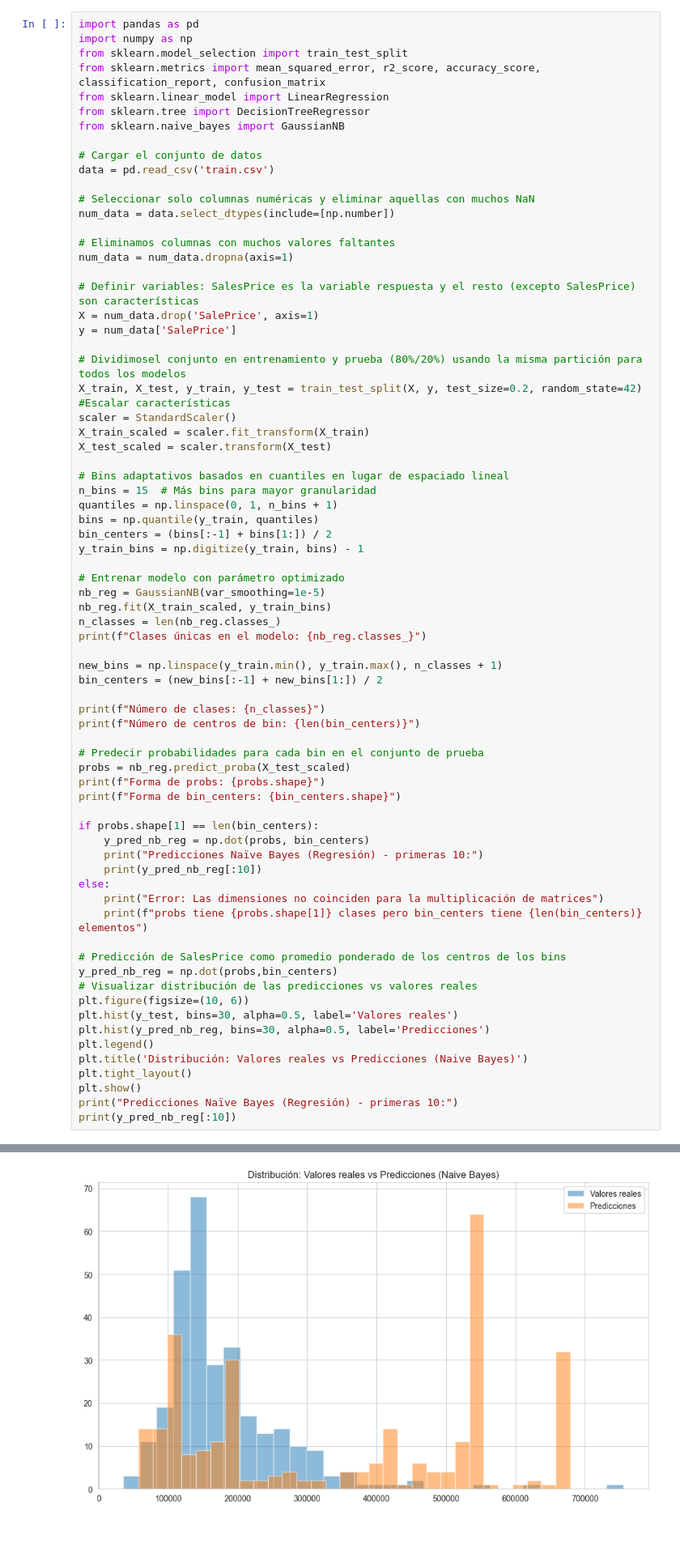
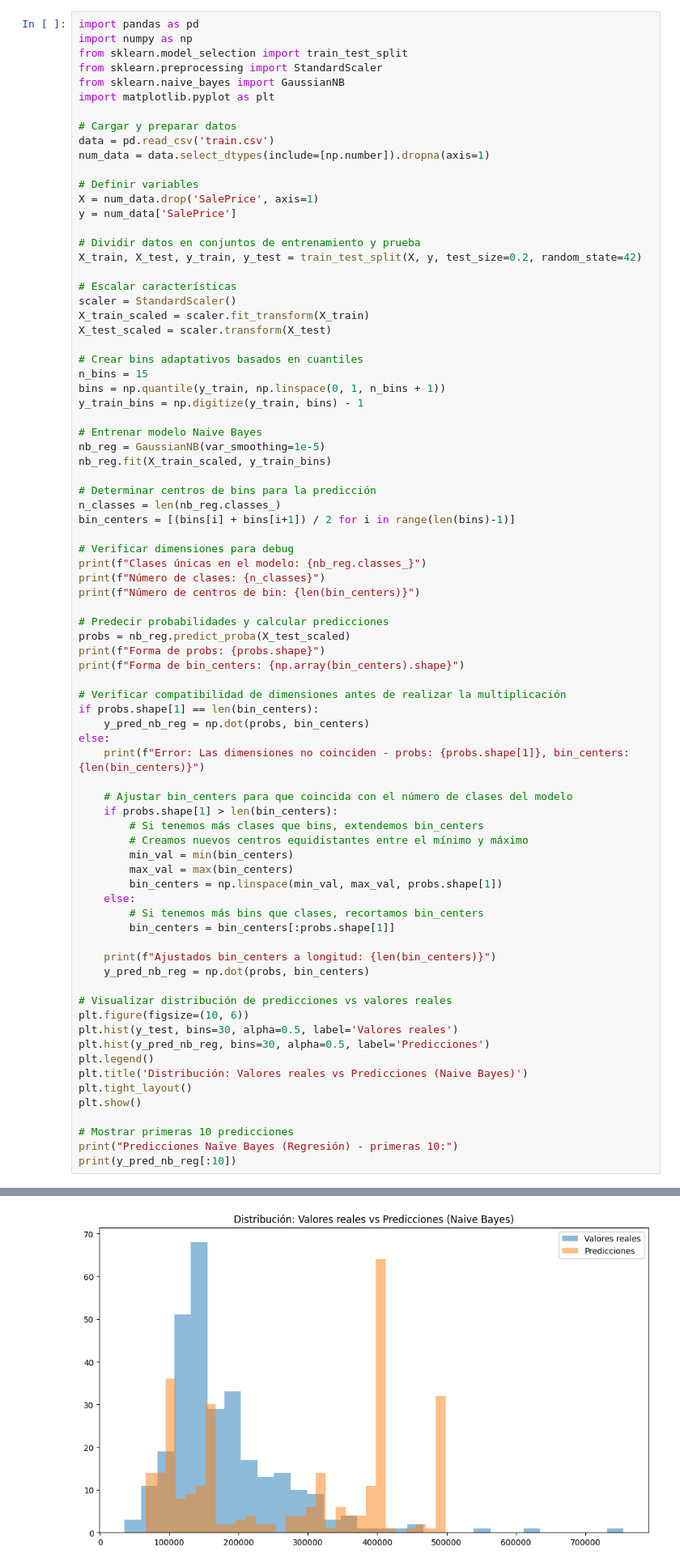
Before and after one commit to Riv2oo4/Proyecto1_MD, a Jupyter notebook: proyecto1.ipynb, the cells around one changed output, grey strips where cells are left out. Shown at 81% size. Saved outputs shown, nothing was run; the diff lists cells and outputs as text; blank space fills up the shorter version.

```diff
--- a/proyecto1.ipynb
+++ b/proyecto1.ipynb
@@ -1205,66 +1205,70 @@ weighted avg       0.80      0.81      0.80       292
 import pandas as pd
 import numpy as np
 from sklearn.model_selection import train_test_split
-from sklearn.metrics import mean_squared_error, r2_score, accuracy_score, classification_report, confusion_matrix
-from sklearn.linear_model import LinearRegression
-from sklearn.tree import DecisionTreeRegressor
+from sklearn.preprocessing import StandardScaler
 from sklearn.naive_bayes import GaussianNB
+import matplotlib.pyplot as plt
 
-# Cargar el conjunto de datos
+# Cargar y preparar datos
 data = pd.read_csv('train.csv')
+num_data = data.select_dtypes(include=[np.number]).dropna(axis=1)
 
-# Seleccionar solo columnas numéricas y eliminar aquellas con muchos NaN
-num_data = data.select_dtypes(include=[np.number])
-
-# Eliminamos columnas con muchos valores faltantes
-num_data = num_data.dropna(axis=1)
-
-# Definir variables: SalesPrice es la variable respuesta y el resto (excepto SalesPrice) son características
+# Definir variables
 X = num_data.drop('SalePrice', axis=1)
 y = num_data['SalePrice']
 
-# Dividimosel conjunto en entrenamiento y prueba (80%/20%) usando la misma partición para todos los modelos
+# Dividir datos en conjuntos de entrenamiento y prueba
 X_train, X_test, y_train, y_test = train_test_split(X, y, test_size=0.2, random_state=42)
-#Escalar características
+
+# Escalar características
 scaler = StandardScaler()
 X_train_scaled = scaler.fit_transform(X_train)
 X_test_scaled = scaler.transform(X_test)
 
-# Bins adaptativos basados en cuantiles en lugar de espaciado lineal
-n_bins = 15  # Más bins para mayor granularidad
-quantiles = np.linspace(0, 1, n_bins + 1)
-bins = np.quantile(y_train, quantiles)
-bin_centers = (bins[:-1] + bins[1:]) / 2
+# Crear bins adaptativos basados en cuantiles
+n_bins = 15
+bins = np.quantile(y_train, np.linspace(0, 1, n_bins + 1))
 y_train_bins = np.digitize(y_train, bins) - 1
 
-# Entrenar modelo con parámetro optimizado
+# Entrenar modelo Naive Bayes
 nb_reg = GaussianNB(var_smoothing=1e-5)
 nb_reg.fit(X_train_scaled, y_train_bins)
+
+# Determinar centros de bins para la predicción
 n_classes = len(nb_reg.classes_)
+bin_centers = [(bins[i] + bins[i+1]) / 2 for i in range(len(bins)-1)]
+
+# Verificar dimensiones para debug
 print(f"Clases únicas en el modelo: {nb_reg.classes_}")
-
-new_bins = np.linspace(y_train.min(), y_train.max(), n_classes + 1)
-bin_centers = (new_bins[:-1] + new_bins[1:]) / 2
-
 print(f"Número de clases: {n_classes}")
 print(f"Número de centros de bin: {len(bin_centers)}")
 
-# Predecir probabilidades para cada bin en el conjunto de prueba
+# Predecir probabilidades y calcular predicciones
 probs = nb_reg.predict_proba(X_test_scaled)
 print(f"Forma de probs: {probs.shape}")
-print(f"Forma de bin_centers: {bin_centers.shape}")
+print(f"Forma de bin_centers: {np.array(bin_centers).shape}")
 
+# Verificar compatibilidad de dimensiones antes de realizar la multiplicación
 if probs.shape[1] == len(bin_centers):
     y_pred_nb_reg = np.dot(probs, bin_centers)
-    print("Predicciones Naïve Bayes (Regresión) - primeras 10:")
-    print(y_pred_nb_reg[:10])
 else:
-    print("Error: Las dimensiones no coinciden para la multiplicación de matrices")
-    print(f"probs tiene {probs.shape[1]} clases pero bin_centers tiene {len(bin_centers)} elementos")
+    print(f"Error: Las dimensiones no coinciden - probs: {probs.shape[1]}, bin_centers: {len(bin_centers)}")
 
-# Predicción de SalesPrice como promedio ponderado de los centros de los bins
-y_pred_nb_reg = np.dot(probs,bin_centers)
-# Visualizar distribución de las predicciones vs valores reales
+    # Ajustar bin_centers para que coincida con el número de clases del modelo
+    if probs.shape[1] > len(bin_centers):
+        # Si tenemos más clases que bins, extendemos bin_centers
+        # Creamos nuevos centros equidistantes entre el mínimo y máximo
+        min_val = min(bin_centers)
+        max_val = max(bin_centers)
+        bin_centers = np.linspace(min_val, max_val, probs.shape[1])
+    else:
+        # Si tenemos más bins que clases, recortamos bin_centers
+        bin_centers = bin_centers[:probs.shape[1]]
+
+    print(f"Ajustados bin_centers a longitud: {len(bin_centers)}")
+    y_pred_nb_reg = np.dot(probs, bin_centers)
+
+# Visualizar distribución de predicciones vs valores reales
 plt.figure(figsize=(10, 6))
 plt.hist(y_test, bins=30, alpha=0.5, label='Valores reales')
 plt.hist(y_pred_nb_reg, bins=30, alpha=0.5, label='Predicciones')
@@ -1272,6 +1276,8 @@ plt.legend()
 plt.title('Distribución: Valores reales vs Predicciones (Naive Bayes)')
 plt.tight_layout()
 plt.show()
+
+# Mostrar primeras 10 predicciones
 print("Predicciones Naïve Bayes (Regresión) - primeras 10:")
 print(y_pred_nb_reg[:10])
 # %% [output]
@@ -1287,2 +1291,2 @@ Predicciones Naïve Bayes (Regresión) - primeras 10:
-[figure, old version]
+[figure, new version]
 Predicciones Naïve Bayes (Regresión) - primeras 10:
```
Also changed, not shown: parts of 5 cells of this notebook.
